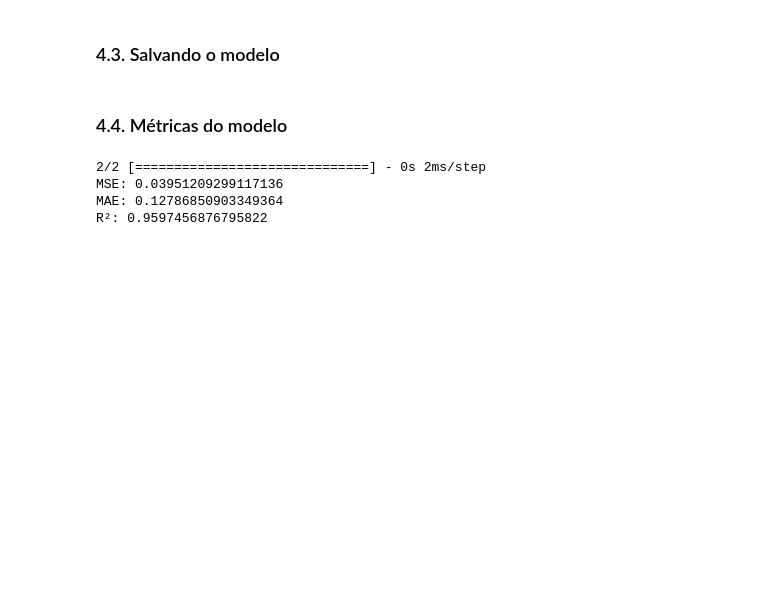
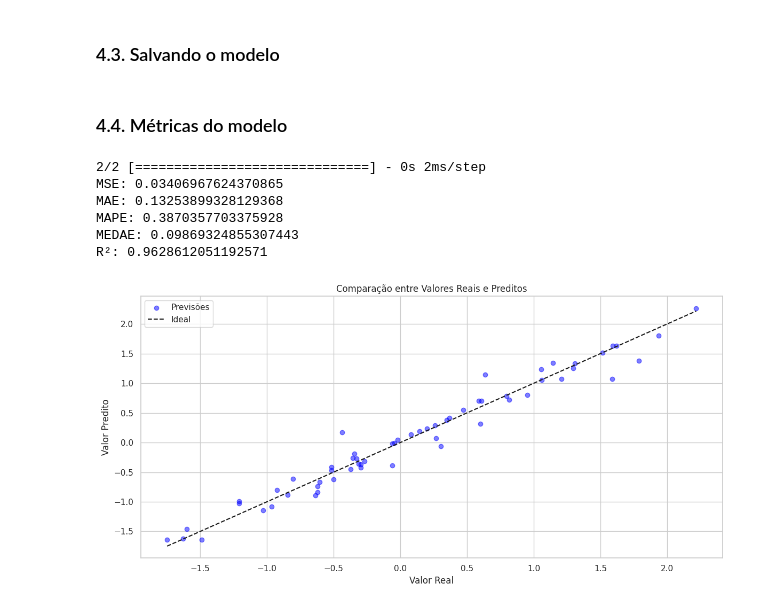
Before and after one commit to Tayco110/tcc, a Jupyter notebook: python_model/src/modelo.ipynb, the cells around one changed output. Saved outputs shown, nothing was run; the diff lists cells and outputs as text; code cells hidden in the pictures; blank space fills up the shorter version.

```diff
--- a/python_model/src/modelo.ipynb
+++ b/python_model/src/modelo.ipynb
@@ -43,9 +44,11 @@ Para a rede neural, vamos usar uma arquitetura simples mas eficaz para este tipo
  - Camada de Saída: Uma única unidade sem função de ativação para uma tarefa de regressão.
 # %%
 model = Sequential([
-    Dense(64, input_shape=(x_train.shape[1],), activation='relu'),  # Camada oculta com 64 neurônios
-    Dense(32, activation='relu'),                                   # Segunda camada oculta com 32 neurônios
+    Dense(128, input_shape=(x_train.shape[1],), activation='relu'), # Camada oculta com 128 neurônios
+    Dense(64, activation='relu'),                                   # Segunda camada oculta com 64 neurônios
     Dense(1, activation='linear')                                   # Camada de saída
 ])
 
-model.compile(optimizer='adam', loss='mse')
+model.compile(optimizer='adam',
+              loss='mse',
+              metrics=[MeanSquaredError(), MeanAbsoluteError(), MeanAbsolutePercentageError()])
@@ -56,4 +63,4 @@ model.compile(optimizer='adam', loss='mse')
 # %% [markdown]
 ### 4.1. treinando o modelo
 # %%
-history = model.fit(x_train, y_train, epochs=100, batch_size=10, validation_data=(x_test, y_test))
+history = model.fit(x_train, y_train, epochs=100, validation_split = 0.2, batch_size=10, verbose=0)
@@ -107,12 +96,18 @@ predictions = model.predict(x_test)
 mse = mean_squared_error(y_test, predictions)
 mae = mean_absolute_error(y_test, predictions)
 r2 = r2_score(y_test, predictions)
+medae = median_absolute_error(y_test, predictions)
+mape = mean_absolute_percentage_error(y_test, predictions)
 
 print("MSE:", mse)
 print("MAE:", mae)
+print("MAPE:", mape)
+print("MEDAE:", medae)
 print("R²:", r2)
 # %% [output]
 2/2 [==============================] - 0s 2ms/step
-MSE: 0.03951209299117136
-MAE: 0.12786850903349364
-R²: 0.9597456876795822
+MSE: 0.03406967624370865
+MAE: 0.13253899328129368
+MAPE: 0.3870357703375928
+MEDAE: 0.09869324855307443
+R²: 0.9628612051192571
@@ -118,0 +130,19 @@ R²: 0.9597456876795822
+# %%
+output = predictions.flatten()
+real_values = y_test.iloc[:, 0].values
+
+plt.figure(figsize=(12, 6))
+plt.scatter(real_values, output, color='blue', alpha=0.5, label='Previsões')
+plt.plot([min(real_values), max(real_values)], [min(real_values), max(real_values)], 'k--', label='Ideal')
+
+
+plt.title('Comparação entre Valores Reais e Preditos')
+plt.xlabel('Valor Real')
+plt.ylabel('Valor Predito')
+plt.legend()
+
+plt.grid(True)
+plt.tight_layout()
+plt.show()
+# %% [output]
+[figure, added]
```
Also changed, not shown: parts of 6 cells of this notebook, 6 other files.
